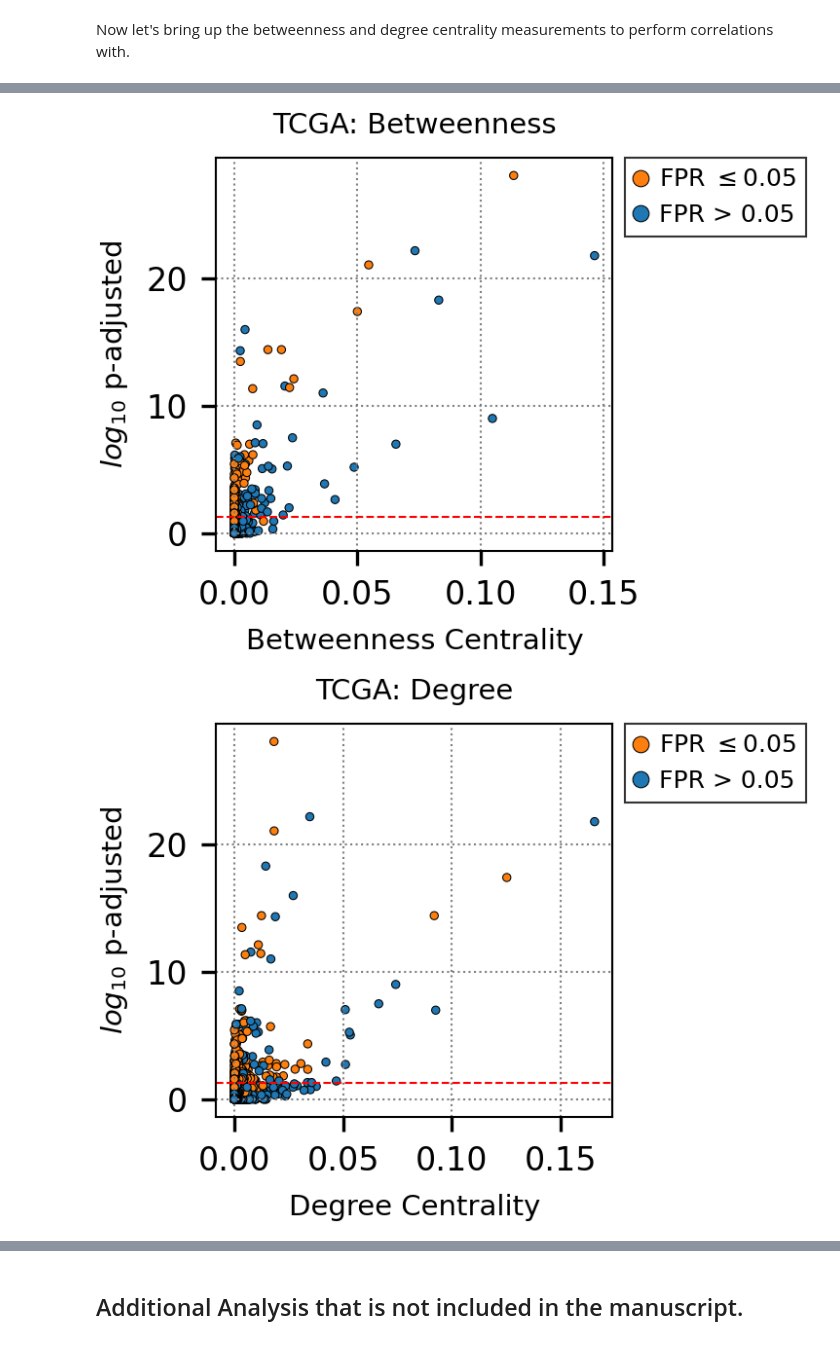
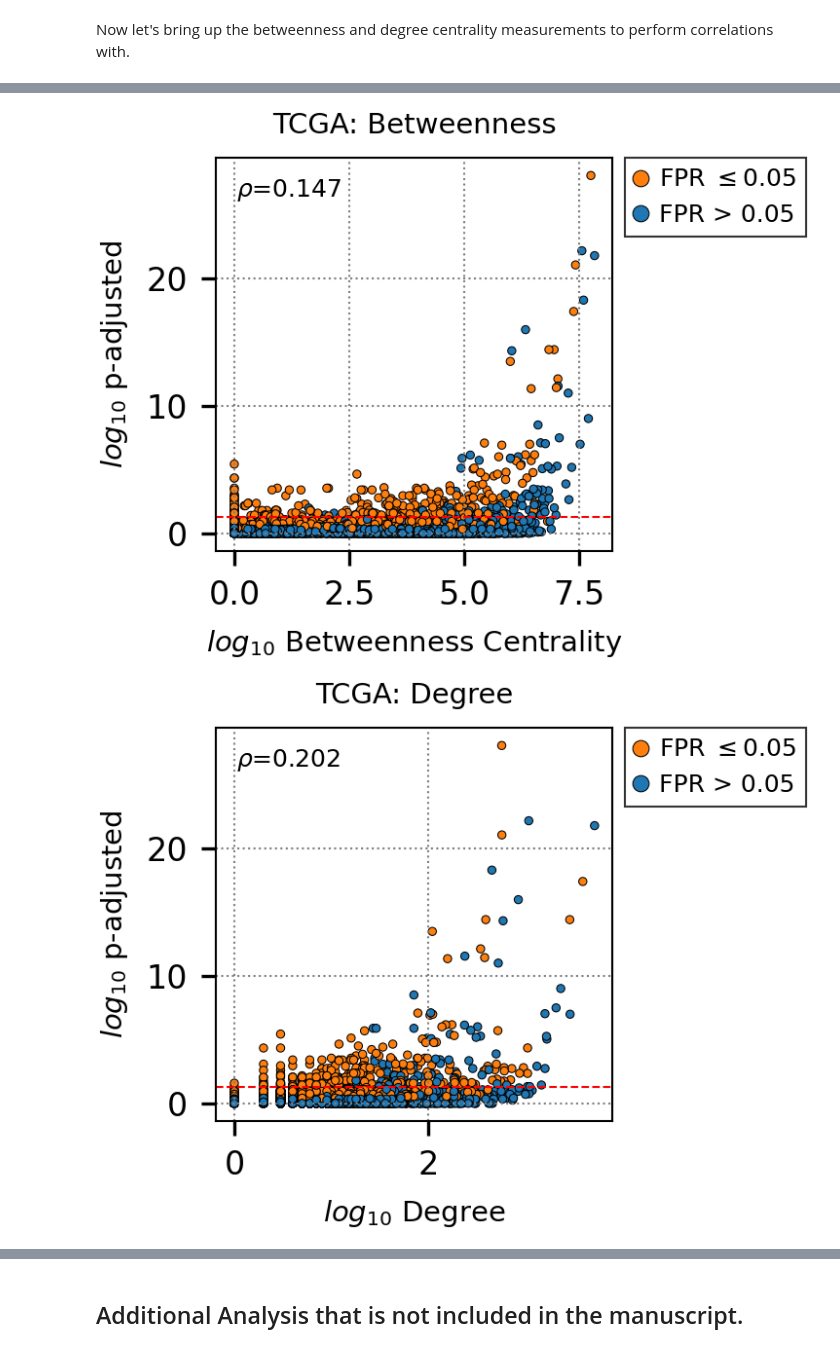
Before and after one commit to NaegleLab/DANSy_Applications, a Jupyter notebook: ccle_fusion_contribution_analysis.ipynb, the cells around one changed output, grey strips where cells are left out. Cells and saved outputs as stored; diff of their text form; code cells hidden in the pictures.

```diff
--- a/ccle_fusion_contribution_analysis.ipynb
+++ b/ccle_fusion_contribution_analysis.ipynb
@@ -310,14 +426,25 @@ dcs = nx.degree_centrality(uncollapse_proteome.G)
 # %%
 reps = {}
+dom_insts= {}
 for ngram in tcga_novel_enrich.res['ngram'][1:]:
     temp = uncollapse_proteome.retrieve_ngram_protein_info(ngram = ngram)
     reps[ngram] = len(temp)
+
+    # Getting instances of the n-gram
+    archs = temp['Interpro Domain Architecture IDs'].tolist()
+    instances = [len(re.findall(f"(?={ngram})", i)) for i in archs]
+    dom_insts[ngram] = sum(instances)
 # %%
 tcga_res = tcga_novel_enrich.res.copy()
 tcga_res['betweenness'] = tcga_res['ngram'].map(bcs)
 tcga_res['degree'] = tcga_res['ngram'].map(dcs)
 tcga_res['proteins'] = tcga_res['ngram'].map(reps)
+tcga_res['instances'] = tcga_res['ngram'].map(dom_insts)
+# %%
+tcga_res.drop(0, inplace=True) # Drop the no domain annotation result
 # %%
 tcga_res['True_q_log'] = tcga_res['True_q'].apply(lambda x: -1*np.log10(x))
 tcga_res['betweenness_log'] = tcga_res.betweenness.apply(lambda x: np.log10(x+1))
+tcga_res['degree_log'] = tcga_res.degree.apply(lambda x: np.log10(x+1))
 tcga_res['proteins_log'] = tcga_res['proteins'].apply(lambda x: np.log10(x))
+tcga_res['instances_log'] = tcga_res['instances'].apply(lambda x: np.log10(x))
@@ -324,31 +471,35 @@ tcga_res['proteins_log'] = tcga_res['proteins'].apply(lambda x: np.log10(x))
 # %%
-p = sns.scatterplot(tcga_res, x = 'betweenness', y='True_q_log',hue = 'fpr_sig',
+r,pv = stats.spearmanr(tcga_res['True_q_log'], tcga_res['betweenness'])
+p = sns.scatterplot(tcga_res, x = 'betweenness_log', y='True_q_log',hue = 'fpr_sig',
                     s = 4,edgecolor = 'k', linewidth = 0.25)
 plt.gcf().set_size_inches(1.75,1.75)
 plt.gcf().set_dpi(300)
-plt.xlabel('Betweenness Centrality', fontdict = {'fontsize':7})
+plt.xlabel(r'$log_{10}$ Betweenness Centrality', fontdict = {'fontsize':7})
 plt.ylabel(r'$log_{10}$ p-adjusted', fontdict = {'fontsize':7})
 plt.axhline(y=-1*np.log10(0.05), ls = '--', color = 'r', lw = 0.5)
 plt.title('TCGA: Betweenness', fontdict = {'fontsize':7})
 plt.grid('on', color='tab:gray',ls = ':',zorder = 0, lw = 0.5)
 handles,_ = p.get_legend_handles_labels()
 plt.legend(handles = handles[::-1],
            labels = [r'FPR $\leq$0.05', 'FPR > 0.05'],
            loc = 'upper left',
            bbox_to_anchor = [1,1.03],
            title = None,
            handletextpad = 0.5,markerscale = 2,handlelength = 0.5,
            fontsize = 6).get_frame().set_linewidth(0.5)
 
+plt.annotate(r"$\rho$="+ f"{r:0.3f}", xy = (0.05, 0.9), xycoords = 'axes fraction', fontsize = 6)
+
 plt.savefig('Figures/Manuscript/Supplemental_Figure_14/S14A_Betweenness.svg')
 # %% [output]
-[figure, old version]
+[figure, new version]
 # %%
-p = sns.scatterplot(tcga_res, x = 'degree', y='True_q_log',hue = 'fpr_sig',
+p = sns.scatterplot(tcga_res, x = 'degree_log', y='True_q_log',hue = 'fpr_sig',
                     s = 4,edgecolor = 'k', linewidth = 0.25)
+r,pv = stats.spearmanr(tcga_res['True_q_log'], tcga_res['degree'])
 plt.gcf().set_size_inches(1.75,1.75)
 plt.gcf().set_dpi(300)
-plt.xlabel('Degree Centrality', fontdict = {'fontsize':7})
+plt.xlabel(r'$log_{10}$ Degree', fontdict = {'fontsize':7})
 plt.ylabel(r'$log_{10}$ p-adjusted', fontdict = {'fontsize':7})
 plt.axhline(y=-1*np.log10(0.05), ls = '--', color = 'r', lw = 0.5)
 plt.title('TCGA: Degree', fontdict = {'fontsize':7})
@@ -361,7 +512,9 @@ plt.legend(handles = handles[::-1],
            title = None,
            handletextpad = 0.5,markerscale = 2,handlelength = 0.5,
            fontsize = 6).get_frame().set_linewidth(0.5)
+
+plt.annotate(r"$\rho$="+ f"{r:0.3f}", xy = (0.05, 0.9), xycoords = 'axes fraction', fontsize = 6)
 plt.savefig('Figures/Manuscript/Supplemental_Figure_14/S14B_Degree.svg')
 # %% [output]
-[figure, old version]
+[figure, new version]
 # %%
```
Also changed, not shown: parts of 31 cells of this notebook, 2 other files.
